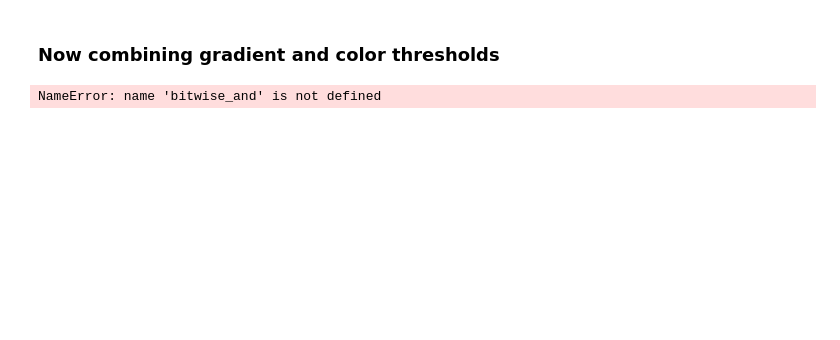
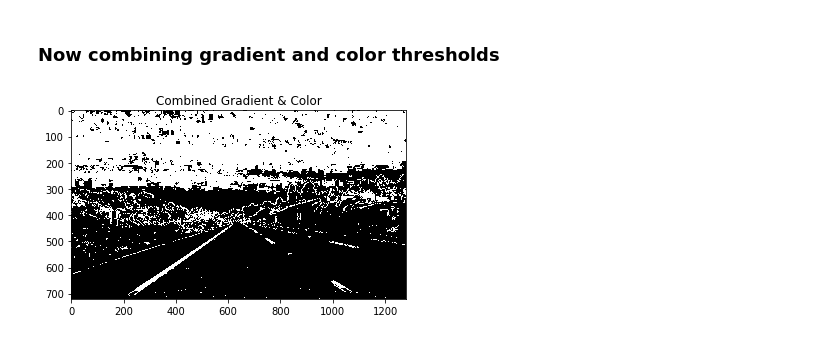
Before and after one commit to Varadharajan88/CarND-Advanced-Lane-Lines, a Jupyter notebook: examples/example.ipynb, the cells around one changed output. Cells and saved outputs as stored; diff of their text form; code cells hidden in the pictures; blank space fills up the shorter version.

```diff
--- a/examples/example.ipynb
+++ b/examples/example.ipynb
@@ -314,20 +308,9 @@ disp_gray_img('Combined Color Threshold', combined_color)
 # %% [markdown]
 ### Now combining gradient and color thresholds
-# %%
-color_grad_img = np.zeros_like(img[:, :, 0])
-gradx = abs_sobel_thresh(img, orient='x', thresh=(12,255))
-grady = abs_sobel_thresh(img, orient='y', thresh=(25,255))
-# gray_combined_color = cv2.cvtColor(combined_color, cv2.COLOR_RGB2GRAY)
-# gray_combined_grad = cv2.cvtColor(combined_gradient, cv2.COLOR_RGB2GRAY)
-# print(gradx.shape)
-# print(grady.shape)
-# print(combined_gradient.shape)
-# print(combined_color.shape)
-# print(combined_gradient)
-# print(combined_color)
-# color_grad_img = np.zeros_like(combined_color)
-bitwise_and(combined_gradient, gray_combined_color, res, color_grad_img)
-# color_grad_img[(combined_gradient == 1) | (combined_color == 1)]
-disp_gray_img('Color Gradient Image', color_grad_img)
-# %% [output]
-NameError: name 'bitwise_and' is not defined
+# %%
+color_grad_img = np.zeros_like(combined_color)
+color_grad_img[(combined_color == 1) | (combined_gradient == 1)] = 1
+# color_grad_img[(combined_gradient == 1) | (combined_color == 1)]
+disp_gray_img('Combined Gradient & Color', color_grad_img)
+# %% [output]
+[figure, added]
```
Also changed, not shown: parts of 9 cells of this notebook, 1 other file.
